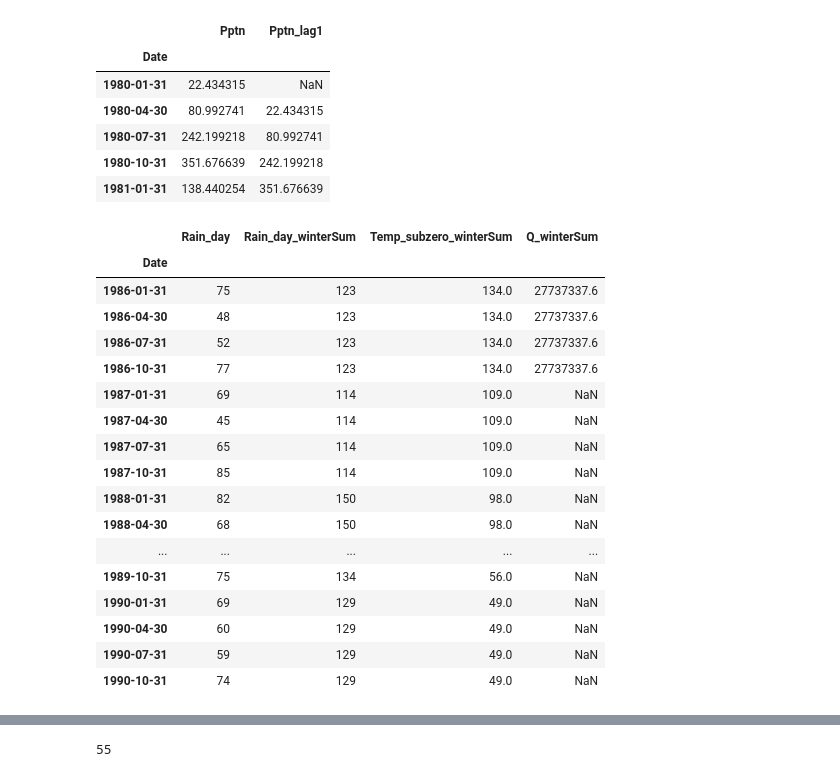
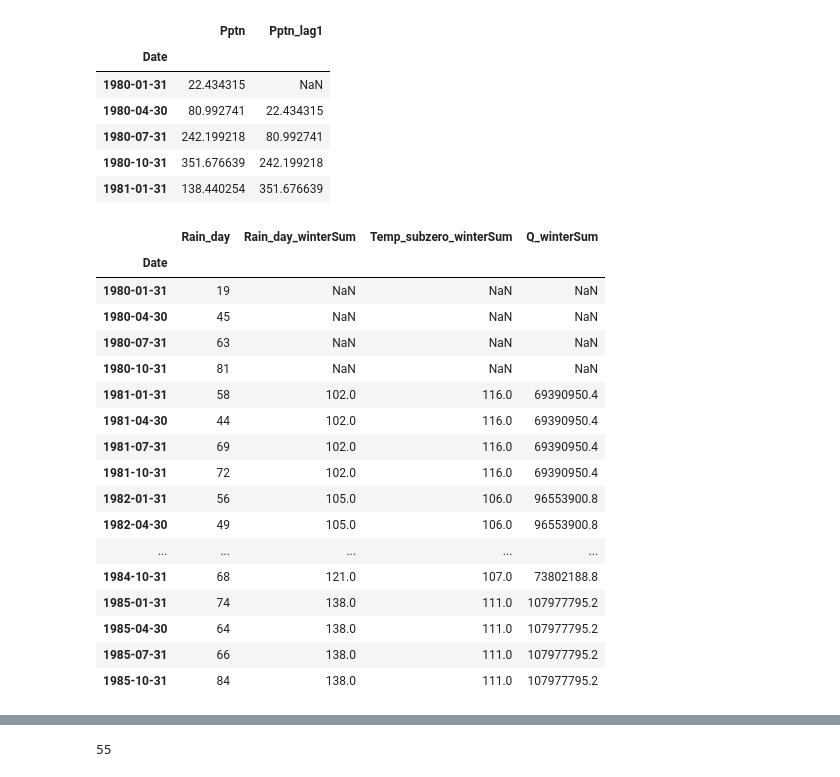
Before and after one commit to icra/WATExR, a Jupyter notebook: Norway_Morsa/Model_Development/Notebooks/03_seasonal_data_matrix.ipynb, the cells around one changed output, grey strips where cells are left out. Saved outputs shown, nothing was run; the diff lists cells and outputs as text; code cells hidden in the pictures.

```diff
--- a/Norway_Morsa/Model_Development/Notebooks/03_seasonal_data_matrix.ipynb
+++ b/Norway_Morsa/Model_Development/Notebooks/03_seasonal_data_matrix.ipynb
@@ -418,50 +423,53 @@ def growing_season(season):
     else:
         return 1
 season_df['season_summ'] = season_df['Season'].map(growing_season)
 
 
 # Then filter to just winter and calculate winter sums per year
 wint_sum_df = season_df.loc[season_df['season_summ']==0, vars_to_sum]
 
 yr_li = []
 for yr in range(1980,2019):
     a = 2*[yr]
     yr_li.extend(a)
 wint_sum_df['sum_yr'] = yr_li
 
 # Group by years and work out number of months with obs (for filtering
 # out years where don't have enough months with obs). And sum!
 wint_sum_df_counts = wint_sum_df.groupby('sum_yr').count()
 wint_sum_df = wint_sum_df.groupby('sum_yr').sum()
 
+# 1980 doesn't have a complete year, so drop from the winter sum calcs
+wint_sum_df.loc[1980,:] = np.NaN
+
 for var in vars_to_sum:
     season_df['%s_winterSum' %var] = season_df[var].index.year.map(lambda x: wint_sum_df.loc[x,var])
 
 # There are years with missing data in the Q series. These values return 0 for the winter discharge sum.
 # Replace with NaNs
 
 season_df.loc[season_df['Q_winterSum']==0.0,'Q_winterSum'] = np.NaN
 
-season_df.loc['1986':'1990',['Rain_day','Rain_day_winterSum', 'Temp_subzero_winterSum', 'Q_winterSum']]
+season_df.loc['1980':'1985',['Rain_day','Rain_day_winterSum', 'Temp_subzero_winterSum', 'Q_winterSum']]
 # %% [output]
 |  | Rain_day | Rain_day_winterSum | Temp_subzero_winterSum | Q_winterSum |
 | Date |  |  |  |  |
-| 1986-01-31 | 75 | 123 | 134.0 | 27737337.6 |
-| 1986-04-30 | 48 | 123 | 134.0 | 27737337.6 |
-| 1986-07-31 | 52 | 123 | 134.0 | 27737337.6 |
-| 1986-10-31 | 77 | 123 | 134.0 | 27737337.6 |
-| 1987-01-31 | 69 | 114 | 109.0 | NaN |
-| 1987-04-30 | 45 | 114 | 109.0 | NaN |
-| 1987-07-31 | 65 | 114 | 109.0 | NaN |
-| 1987-10-31 | 85 | 114 | 109.0 | NaN |
-| 1988-01-31 | 82 | 150 | 98.0 | NaN |
-| 1988-04-30 | 68 | 150 | 98.0 | NaN |
+| 1980-01-31 | 19 | NaN | NaN | NaN |
+| 1980-04-30 | 45 | NaN | NaN | NaN |
+| 1980-07-31 | 63 | NaN | NaN | NaN |
+| 1980-10-31 | 81 | NaN | NaN | NaN |
+| 1981-01-31 | 58 | 102.0 | 116.0 | 69390950.4 |
+| 1981-04-30 | 44 | 102.0 | 116.0 | 69390950.4 |
+| 1981-07-31 | 69 | 102.0 | 116.0 | 69390950.4 |
+| 1981-10-31 | 72 | 102.0 | 116.0 | 69390950.4 |
+| 1982-01-31 | 56 | 105.0 | 106.0 | 96553900.8 |
+| 1982-04-30 | 49 | 105.0 | 106.0 | 96553900.8 |
 | ... | ... | ... | ... | ... |
-| 1989-10-31 | 75 | 134 | 56.0 | NaN |
-| 1990-01-31 | 69 | 129 | 49.0 | NaN |
-| 1990-04-30 | 60 | 129 | 49.0 | NaN |
-| 1990-07-31 | 59 | 129 | 49.0 | NaN |
-| 1990-10-31 | 74 | 129 | 49.0 | NaN |
+| 1984-10-31 | 68 | 121.0 | 107.0 | 73802188.8 |
+| 1985-01-31 | 74 | 138.0 | 111.0 | 107977795.2 |
+| 1985-04-30 | 64 | 138.0 | 111.0 | 107977795.2 |
+| 1985-07-31 | 66 | 138.0 | 111.0 | 107977795.2 |
+| 1985-10-31 | 84 | 138.0 | 111.0 | 107977795.2 |
 # %%
 # Add maximum for previous summer for ecol variables. All these vars have a summer peak.
 # N.B. assumes no outliers.
```
Also changed, not shown: parts of 34 cells of this notebook, 29 other files.
